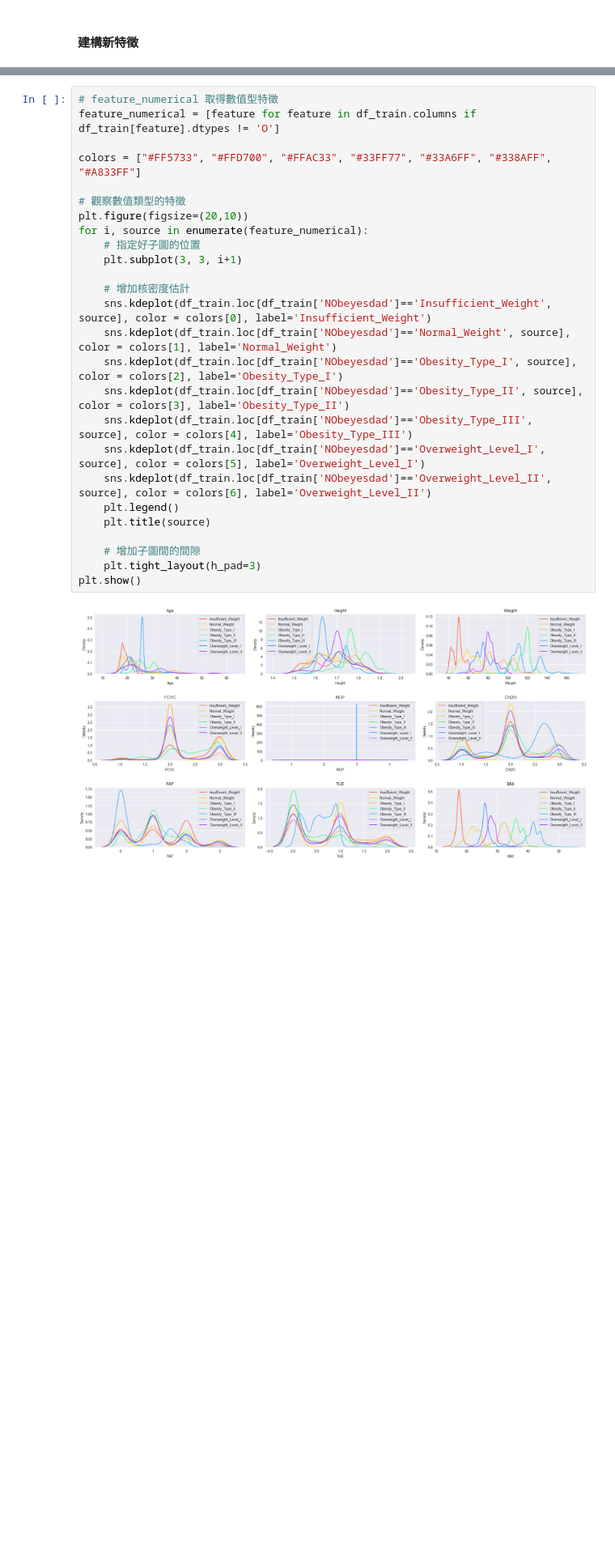
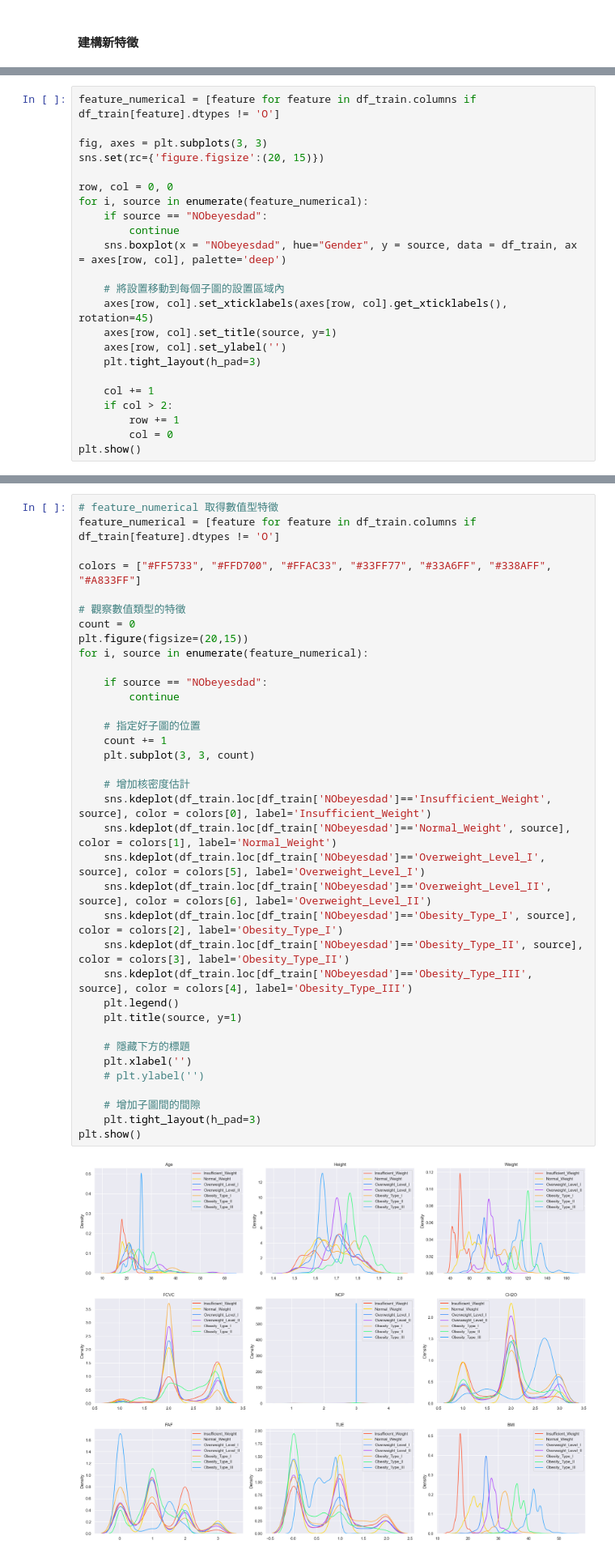
Before and after one commit to ALINYIWEN/Kaggle-Competitions, a Jupyter notebook: Multi-Class Prediction of Obesity Risk.ipynb, the cells around one changed output, grey strips where cells are left out. Shown at 81% size. Cells and saved outputs as stored; diff of their text form; blank space fills up the shorter version.

```diff
--- a/Multi-Class Prediction of Obesity Risk.ipynb
+++ b/Multi-Class Prediction of Obesity Risk.ipynb
@@ -120,0 +158,23 @@ memory usage: 2.9+ MB
+# %%
+feature_numerical = [feature for feature in df_train.columns if df_train[feature].dtypes != 'O']
+
+fig, axes = plt.subplots(3, 3)
+sns.set(rc={'figure.figsize':(20, 15)})
+
+row, col = 0, 0
+for i, source in enumerate(feature_numerical):
+    if source == "NObeyesdad":
+        continue
+    sns.boxplot(x = "NObeyesdad", hue="Gender", y = source, data = df_train, ax = axes[row, col], palette='deep')
+
+    # 將設置移動到每個子圖的設置區域內
+    axes[row, col].set_xticklabels(axes[row, col].get_xticklabels(), rotation=45)
+    axes[row, col].set_title(source, y=1)
+    axes[row, col].set_ylabel('')
+    plt.tight_layout(h_pad=3)
+
+    col += 1
+    if col > 2:
+        row += 1
+        col = 0
+plt.show()
@@ -121,28 +183,38 @@ memory usage: 2.9+ MB
 # %%
 # feature_numerical 取得數值型特徵
 feature_numerical = [feature for feature in df_train.columns if df_train[feature].dtypes != 'O']
 
 colors = ["#FF5733", "#FFD700", "#FFAC33", "#33FF77", "#33A6FF", "#338AFF", "#A833FF"]
 
 # 觀察數值類型的特徵
-plt.figure(figsize=(20,10))
+count = 0
+plt.figure(figsize=(20,15))
 for i, source in enumerate(feature_numerical):
+
+    if source == "NObeyesdad":
+        continue
+
     # 指定好子圖的位置
-    plt.subplot(3, 3, i+1)
+    count += 1
+    plt.subplot(3, 3, count)
 
     # 增加核密度估計
     sns.kdeplot(df_train.loc[df_train['NObeyesdad']=='Insufficient_Weight', source], color = colors[0], label='Insufficient_Weight')
     sns.kdeplot(df_train.loc[df_train['NObeyesdad']=='Normal_Weight', source], color = colors[1], label='Normal_Weight')
+    sns.kdeplot(df_train.loc[df_train['NObeyesdad']=='Overweight_Level_I', source], color = colors[5], label='Overweight_Level_I')
+    sns.kdeplot(df_train.loc[df_train['NObeyesdad']=='Overweight_Level_II', source], color = colors[6], label='Overweight_Level_II')
     sns.kdeplot(df_train.loc[df_train['NObeyesdad']=='Obesity_Type_I', source], color = colors[2], label='Obesity_Type_I')
     sns.kdeplot(df_train.loc[df_train['NObeyesdad']=='Obesity_Type_II', source], color = colors[3], label='Obesity_Type_II')
     sns.kdeplot(df_train.loc[df_train['NObeyesdad']=='Obesity_Type_III', source], color = colors[4], label='Obesity_Type_III')
-    sns.kdeplot(df_train.loc[df_train['NObeyesdad']=='Overweight_Level_I', source], color = colors[5], label='Overweight_Level_I')
-    sns.kdeplot(df_train.loc[df_train['NObeyesdad']=='Overweight_Level_II', source], color = colors[6], label='Overweight_Level_II')
     plt.legend()
-    plt.title(source)
+    plt.title(source, y=1)
+
+    # 隱藏下方的標題
+    plt.xlabel('')
+    # plt.ylabel('')
 
     # 增加子圖間的間隙
     plt.tight_layout(h_pad=3)
 plt.show()
 # %% [output]
-[figure, old version]
+[figure, new version]
```
Also changed, not shown: parts of 16 cells of this notebook.
